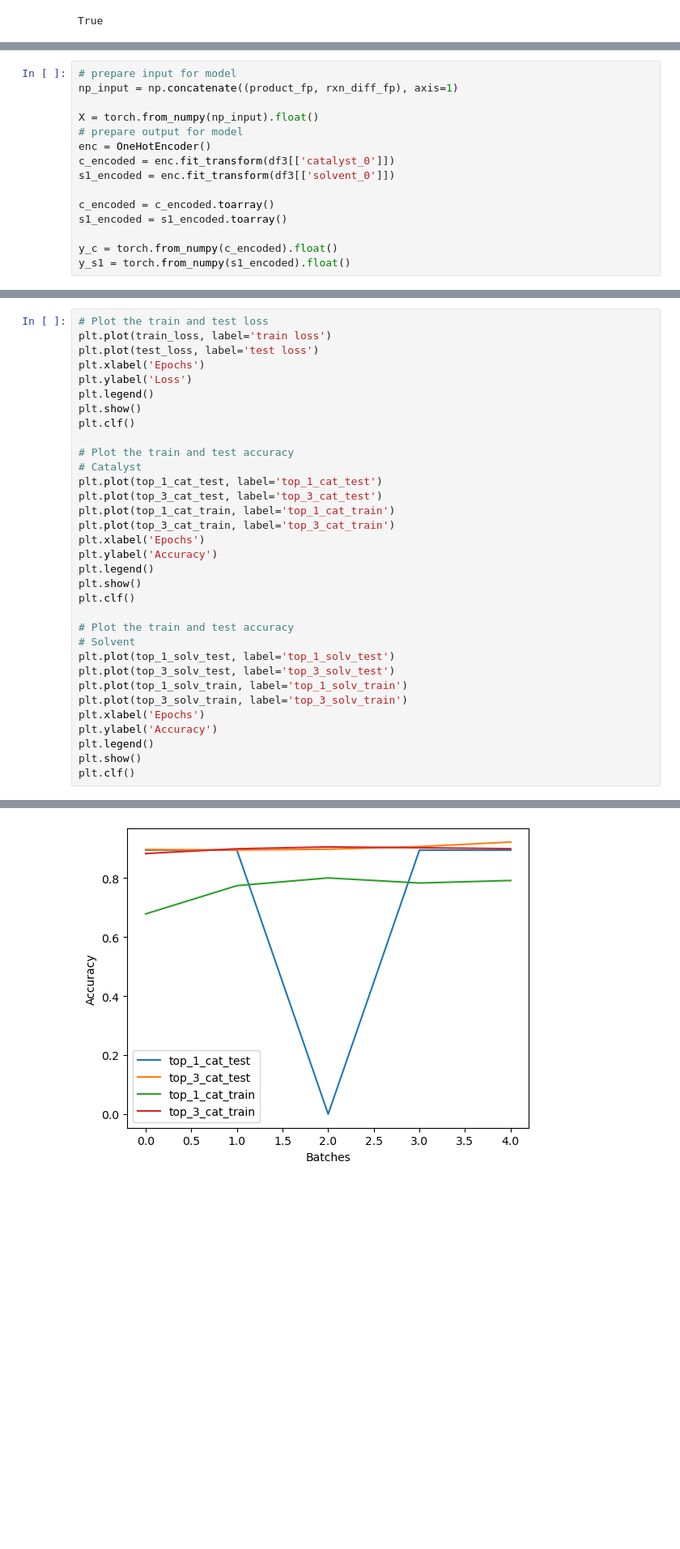
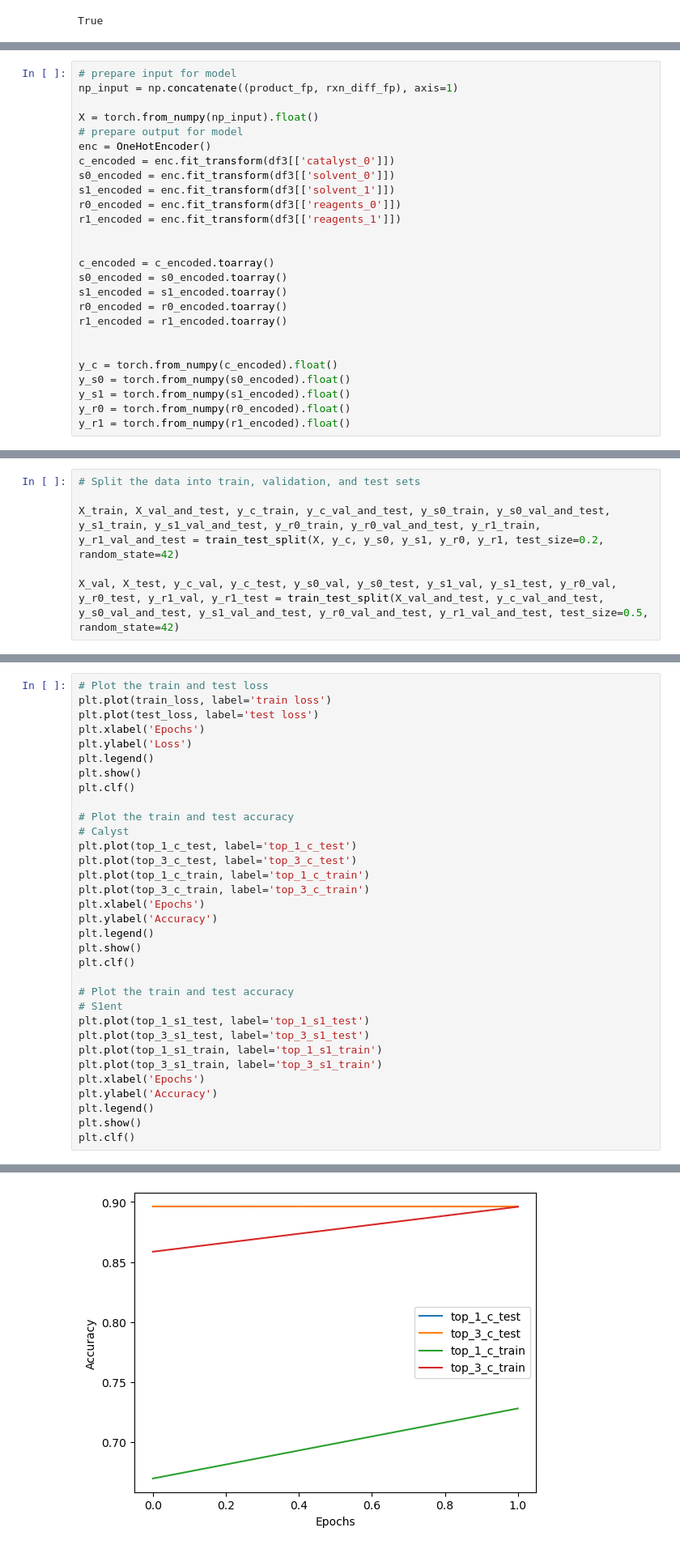
Before and after one commit to sustainable-processes/chemical-parameter-sharing, a Jupyter notebook: modelling_3.ipynb, the cells around one changed output, grey strips where cells are left out. Shown at 81% size. Drawn from its saved outputs; the diff is of its cells as text; blank space fills up the shorter version.

```diff
--- a/modelling_3.ipynb
+++ b/modelling_3.ipynb
@@ -279,10 +309,21 @@ X = torch.from_numpy(np_input).float()
 # prepare output for model
 enc = OneHotEncoder()
 c_encoded = enc.fit_transform(df3[['catalyst_0']])
-s1_encoded = enc.fit_transform(df3[['solvent_0']])
+s0_encoded = enc.fit_transform(df3[['solvent_0']])
+s1_encoded = enc.fit_transform(df3[['solvent_1']])
+r0_encoded = enc.fit_transform(df3[['reagents_0']])
+r1_encoded = enc.fit_transform(df3[['reagents_1']])
+
 
 c_encoded = c_encoded.toarray()
+s0_encoded = s0_encoded.toarray()
 s1_encoded = s1_encoded.toarray()
+r0_encoded = r0_encoded.toarray()
+r1_encoded = r1_encoded.toarray()
+
 
 y_c = torch.from_numpy(c_encoded).float()
+y_s0 = torch.from_numpy(s0_encoded).float()
 y_s1 = torch.from_numpy(s1_encoded).float()
+y_r0 = torch.from_numpy(r0_encoded).float()
+y_r1 = torch.from_numpy(r1_encoded).float()
@@ -369,0 +330,6 @@ class NeuralNet(nn.Module):
+# %%
+# Split the data into train, validation, and test sets
+
+X_train, X_val_and_test, y_c_train, y_c_val_and_test, y_s0_train, y_s0_val_and_test, y_s1_train, y_s1_val_and_test, y_r0_train, y_r0_val_and_test, y_r1_train, y_r1_val_and_test = train_test_split(X, y_c, y_s0, y_s1, y_r0, y_r1, test_size=0.2, random_state=42)
+
+X_val, X_test, y_c_val, y_c_test, y_s0_val, y_s0_test, y_s1_val, y_s1_test, y_r0_val, y_r0_test, y_r1_val, y_r1_test = train_test_split(X_val_and_test, y_c_val_and_test, y_s0_val_and_test, y_s1_val_and_test, y_r0_val_and_test, y_r1_val_and_test, test_size=0.5, random_state=42)
@@ -519,11 +718,11 @@ plt.show()
 plt.clf()
 
 # Plot the train and test accuracy
-# Catalyst
-plt.plot(top_1_cat_test, label='top_1_cat_test')
-plt.plot(top_3_cat_test, label='top_3_cat_test')
-plt.plot(top_1_cat_train, label='top_1_cat_train')
-plt.plot(top_3_cat_train, label='top_3_cat_train')
+# Calyst
+plt.plot(top_1_c_test, label='top_1_c_test')
+plt.plot(top_3_c_test, label='top_3_c_test')
+plt.plot(top_1_c_train, label='top_1_c_train')
+plt.plot(top_3_c_train, label='top_3_c_train')
 plt.xlabel('Epochs')
 plt.ylabel('Accuracy')
 plt.legend()
@@ -531,11 +730,11 @@ plt.show()
 plt.clf()
 
 # Plot the train and test accuracy
-# Solvent
-plt.plot(top_1_solv_test, label='top_1_solv_test')
-plt.plot(top_3_solv_test, label='top_3_solv_test')
-plt.plot(top_1_solv_train, label='top_1_solv_train')
-plt.plot(top_3_solv_train, label='top_3_solv_train')
+# S1ent
+plt.plot(top_1_s1_test, label='top_1_s1_test')
+plt.plot(top_3_s1_test, label='top_3_s1_test')
+plt.plot(top_1_s1_train, label='top_1_s1_train')
+plt.plot(top_3_s1_train, label='top_3_s1_train')
 plt.xlabel('Epochs')
 plt.ylabel('Accuracy')
 plt.legend()
@@ -546 +745 @@ plt.clf()
-[figure, old version]
+[figure, new version]
```
Also changed, not shown: parts of 8 cells of this notebook.
